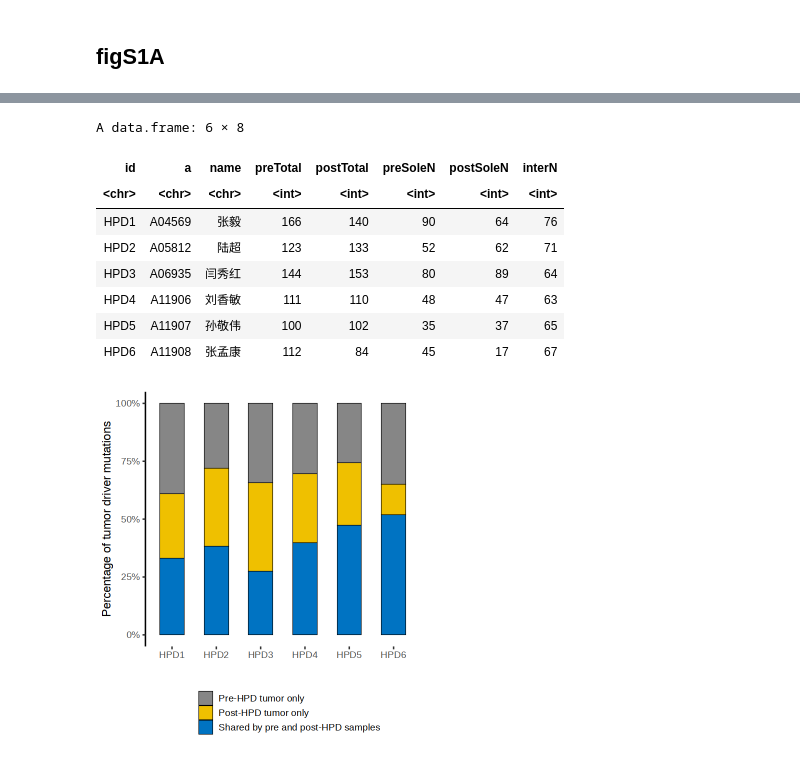
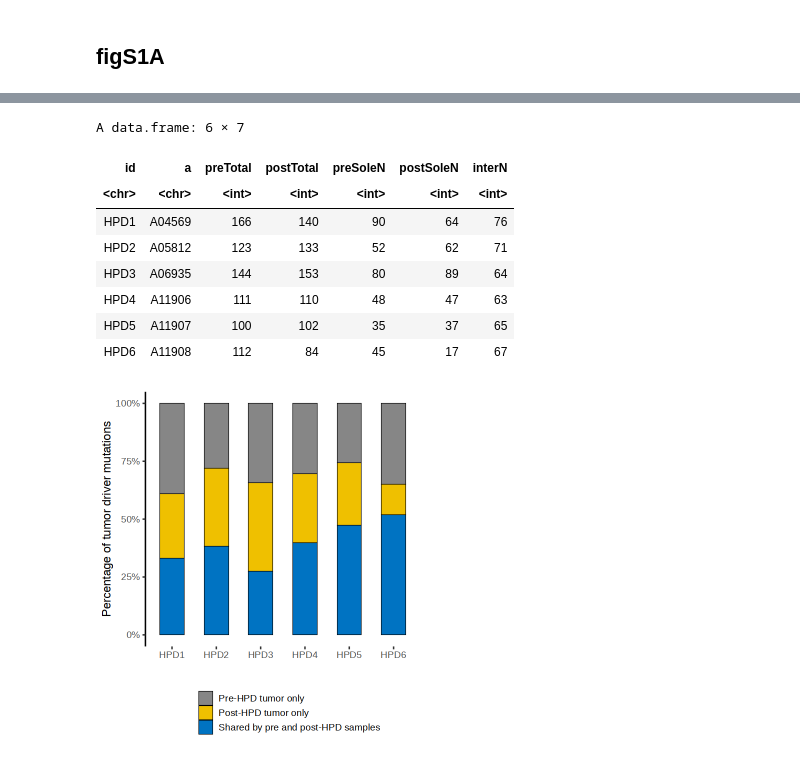
Before and after one commit to biosunsci/HPD_ZhouAP, a Jupyter notebook: R_plot_HPD_pre_post.ipynb, the cells around one changed output, grey strips where cells are left out. Drawn from its saved outputs; the diff is of its cells as text; code cells hidden in the pictures.

```diff
--- a/R_plot_HPD_pre_post.ipynb
+++ b/R_plot_HPD_pre_post.ipynb
@@ -19,9 +19,9 @@ HEIGHT = 6
 # %% [markdown]
 ## figS1A
 # %%
-figs1a = yload_dfx('figS1A_snv',frm='report_HPD_pre_post/')
-figs1a = figs1a[,1:8]
-figs1a_long = figs1a %>% select(!ends_with('Total')) %>% pivot_longer(!c('id','a','name'),names_to = "stage",values_to = 'count')
+figs1a = yload_dfx('figS1A_snv',frm=INPUTROOT)
+figs1a = figs1a[,1:7]
+figs1a_long = figs1a %>% dplyr::select(!ends_with('Total')) %>% pivot_longer(!c('id','a'),names_to = "stage",values_to = 'count')
 figs1a_long$stage = factor(figs1a_long$stage,levels=c('preSoleN','postSoleN','interN'))
 figs1a
 # %% [output]
@@ -29,10 +29,10 @@ figs1a
-A data.frame: 6 × 8
+A data.frame: 6 × 7
-| id | a | name | preTotal | postTotal | preSoleN | postSoleN | interN |
-| <chr> | <chr> | <chr> | <int> | <int> | <int> | <int> | <int> |
-| HPD1 | A04569 | 张毅 | 166 | 140 | 90 | 64 | 76 |
-| HPD2 | A05812 | 陆超 | 123 | 133 | 52 | 62 | 71 |
-| HPD3 | A06935 | 闫秀红 | 144 | 153 | 80 | 89 | 64 |
-| HPD4 | A11906 | 刘香敏 | 111 | 110 | 48 | 47 | 63 |
-| HPD5 | A11907 | 孙敬伟 | 100 | 102 | 35 | 37 | 65 |
-| HPD6 | A11908 | 张孟康 | 112 | 84 | 45 | 17 | 67 |
+| id | a | preTotal | postTotal | preSoleN | postSoleN | interN |
+| <chr> | <chr> | <int> | <int> | <int> | <int> | <int> |
+| HPD1 | A04569 | 166 | 140 | 90 | 64 | 76 |
+| HPD2 | A05812 | 123 | 133 | 52 | 62 | 71 |
+| HPD3 | A06935 | 144 | 153 | 80 | 89 | 64 |
+| HPD4 | A11906 | 111 | 110 | 48 | 47 | 63 |
+| HPD5 | A11907 | 100 | 102 | 35 | 37 | 65 |
+| HPD6 | A11908 | 112 | 84 | 45 | 17 | 67 |
 # %%
```
Also changed, not shown: parts of 5 cells of this notebook, 3 other files.
